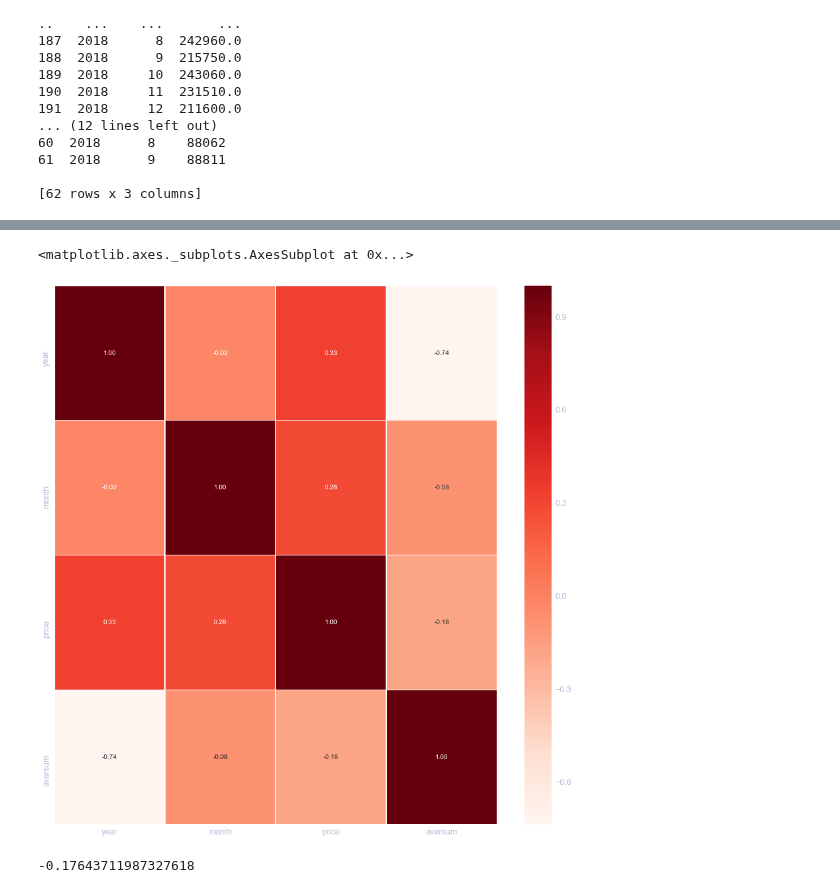
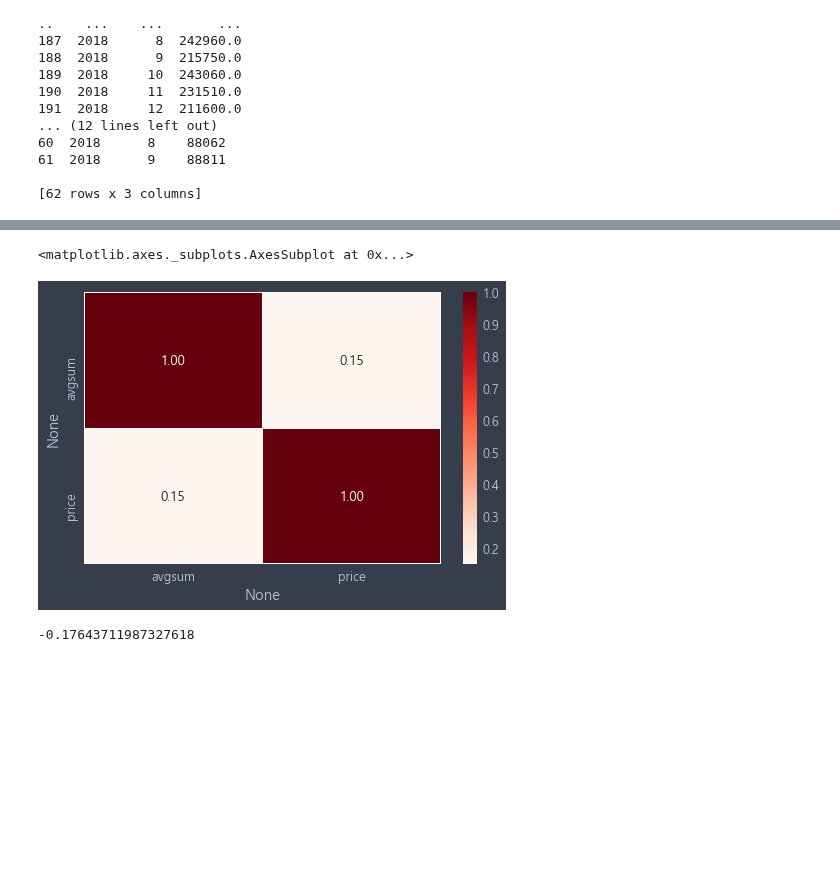
Before and after one commit to DSC-SCH/livestock-solution-project, a Jupyter notebook: usbeefproduction_EDA.ipynb, the cells around one changed output, grey strips where cells are left out. Cells and saved outputs as stored; diff of their text form; code cells hidden in the pictures; blank space fills up the shorter version.

```diff
--- a/usbeefproduction_EDA.ipynb
+++ b/usbeefproduction_EDA.ipynb
@@ -19,5 +22,5 @@ jtplot.style(theme='onedork')
 # %%
-usbeef= pd.read_csv("C:/Users/jimin/Documents/Jimin/DSCSCH/proceeding_EDA/data/us_beef_production.csv")
+usbeef= pd.read_csv("08. us_beef_production.csv")
 # %%
 usbeef.head(5)
 # %% [output]
@@ -821,0 +799,5 @@ usAuction_corr.corr()
+# %%
+price = pd.read_pickle(r'C:\Users\a0105\Desktop\DSC\ddd\preprocessing\축산물_시계열 데이터로 변환(전국).pkl')
+merge_df = pd.merge(price, usbeef, how = 'left', on = ['year','month'])
+# %%
+merge_df = merge_df.drop(['돼지 탕박 경매 금액_주간평균','year','month','nation','product'],axis=1)
@@ -822,12 +806,14 @@ usAuction_corr.corr()
+# %%
+merge_df.columns = [['date','avgsum','price']]
 # %%
 import seaborn as sns
 # %%
-plt.figure(figsize=(15,15))
-sns.heatmap(data=usAuction_corr.corr(), annot=True,
+plt.figure(figsize=(8,5))
+sns.heatmap(data=merge_df.corr(), annot=True,
            fmt='.2f',linewidths=.5,cmap="Reds")
 # %% [output]
 <matplotlib.axes._subplots.AxesSubplot at 0x...>
-[figure, old version]
+[figure, new version]
 # %%
 usAuction_corr["price"].corr(usAuction_corr['aversum'])
 #미국수입고기와 경매가격은 서로 '약한 음(-)의 상관관계'를 가지고 있음
```
Also changed, not shown: parts of 9 cells of this notebook, 2 other files.
